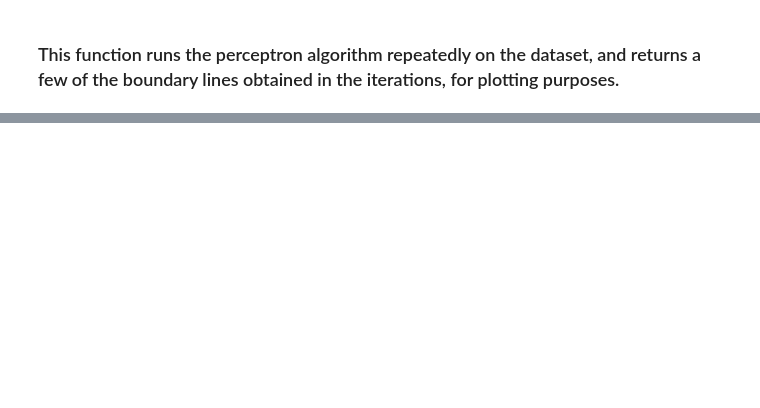
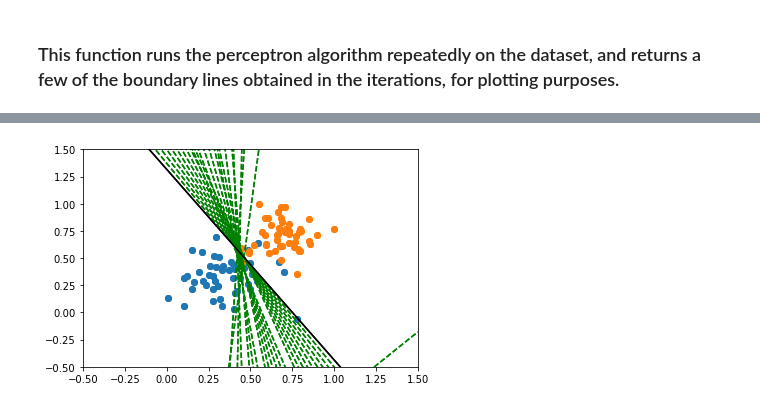
Before and after one commit to aydangasimova/udacity_ml_with_pytorch, a Jupyter notebook: Supervised_learning/notebooks/perceptron_algorithm_exercise.ipynb, the cells around one changed output, grey strips where cells are left out. Cells and saved outputs as stored; diff of their text form; code cells hidden in the pictures; blank space fills up the shorter version.

```diff
--- a/Supervised_learning/notebooks/perceptron_algorithm_exercise.ipynb
+++ b/Supervised_learning/notebooks/perceptron_algorithm_exercise.ipynb
@@ -116,3 +174,16 @@ SyntaxError: invalid syntax (<ipython-input-32-65728ff619e4>, line 1)
+# %%
+def perceptronStep(X, y, W, b, learn_rate = 0.01):
+    for i in range(len(X)):
+        y_hat = prediction(X[i],W,b)
+        if y[i]-y_hat == 1:
+            W[0] += X[i][0]*learn_rate
+            W[1] += X[i][1]*learn_rate
+            b += learn_rate
+        elif y[i]-y_hat == -1:
+            W[0] -= X[i][0]*learn_rate
+            W[1] -= X[i][1]*learn_rate
+            b -= learn_rate
+    return W, b
 # %% [markdown]
 ### This function runs the perceptron algorithm repeatedly on the dataset, and returns a few of the boundary lines obtained in the iterations, for plotting purposes.
 # %%
@@ -130,3 +202,5 @@ def trainPerceptronAlgorithm(X, y, learn_rate=0.01, num_epochs=25):
         W, b = perceptronStep(X, y, W, b, learn_rate)
         boundary_lines.append((-W[0] / W[1], -b / W[1]))
     return boundary_lines
+# %%
+trainPerceptronAlgorithm(X, y, learn_rate=0.01, num_epochs=25)
@@ -132,0 +239,25 @@ def trainPerceptronAlgorithm(X, y, learn_rate=0.01, num_epochs=25):
+# %%
+def abline(slope, intercept,i):
+    """Plot a line from slope and intercept"""
+    axes = plt.gca()
+    x_vals = np.array(axes.get_xlim())
+    y_vals = intercept + slope * x_vals
+    plt.xlim(-0.5, 1.5)
+    plt.ylim(-0.5, 1.5)
+    if i == len(boundary_lines) - 1:
+        plt.plot(x_vals, y_vals,color='black')
+    else:
+        plt.plot(x_vals, y_vals, '--',color='green')
+# %%
+slope = [i[0][0] for i in boundary_lines]
+intercepts = [i[1][0] for i in boundary_lines]
+
+# plt.scatter(X[:,0],X[:,1],c=y,marker='o',edgecolors='black',cmap='bwr')
+plt.scatter(correct['p'], correct['q'], color='C0')
+plt.scatter(false['p'], false['q'], color='C1')
+plt.show()
+
+for i in range(len(slope)):
+    abline(slope[i],intercepts[i],i)
+# %% [output]
+[figure, added]
```
Also changed, not shown: parts of 23 cells of this notebook.
